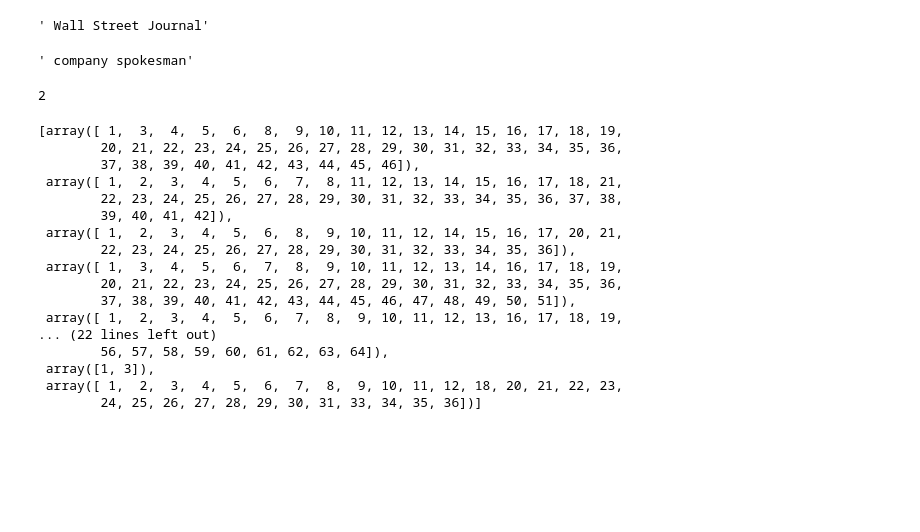
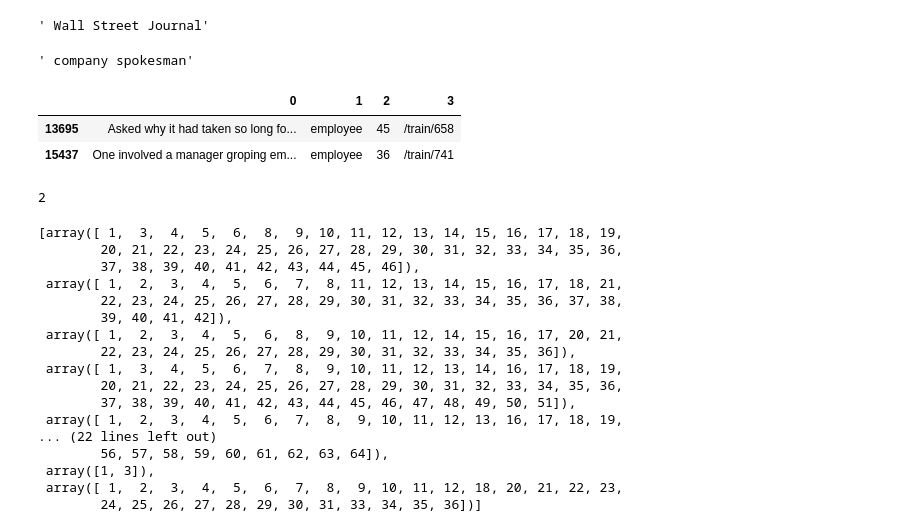
Before and after one commit to alex2awesome/source-exploration, a Jupyter notebook: notebooks/2022-07-28__get-source-qa-model-ready.ipynb, the cells around one changed output. Saved outputs shown, nothing was run; the diff lists cells and outputs as text; code cells hidden in the pictures; blank space fills up the shorter version.

```diff
--- a/notebooks/2022-07-28__get-source-qa-model-ready.ipynb
+++ b/notebooks/2022-07-28__get-source-qa-model-ready.ipynb
@@ -312,6 +312,15 @@ tokenizer.decode(doc_tok_by_sent[11][11:14])
 tokenizer.decode(all_doc_tokens[294:296])
 # %% [output]
 ' company spokesman'
+# %%
+import pandas as pd
+train_df = pd.read_csv('../models_neural/quote_attribution/data/our-annotated-data__stage-2.tsv', sep='\t', header=None)
+# %%
+train_df.loc[lambda df: df[1] == 'employee']
+# %% [output]
+|  | 0 | 1 | 2 | 3 |
+| 13695 | Asked why it had taken so long fo... | employee | 45 | /train/658 |
+| 15437 | One involved a manager groping em... | employee | 36 | /train/741 |
 # %%
 model_name = "deepset/roberta-base-squad2"
 # %%
```
Also changed, not shown: parts of 18 cells of this notebook, 8 other files.
